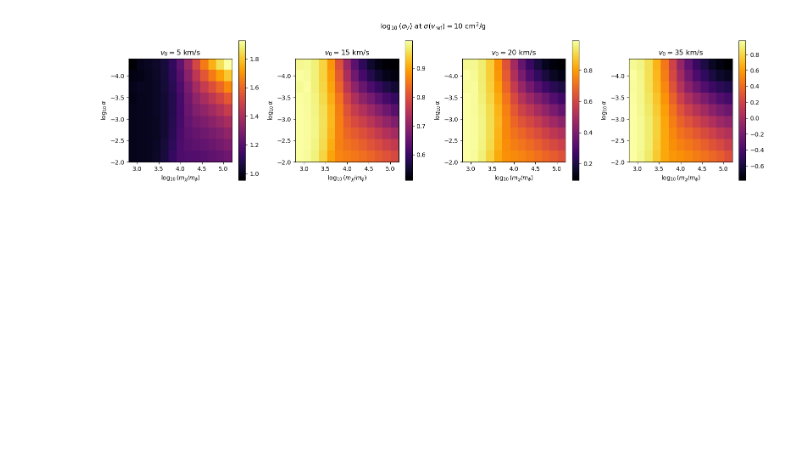
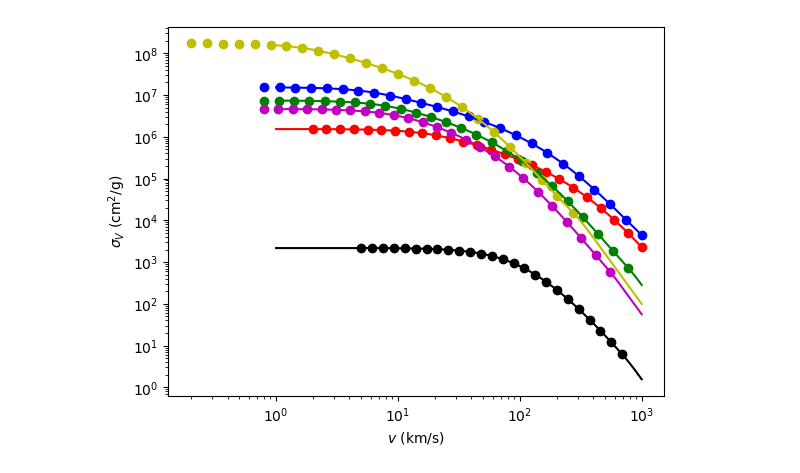
Before and after one commit to dangilman/pykawa, a Jupyter notebook: notebooks/repulsive_yukawa_tabulated.ipynb, the cells around one changed output. Drawn from its saved outputs; the diff is of its cells as text; code cells hidden in the pictures; blank space fills up the shorter version.

Commit message:
fix repulsive notebook

```diff
--- a/notebooks/repulsive_yukawa_tabulated.ipynb
+++ b/notebooks/repulsive_yukawa_tabulated.ipynb
@@ -8,33 +66,22 @@ repulsive_outputs = make_cross_section_interpolator('REPULSIVE_YUKAWA')
-# %%
-v0_values = [5, 15, 20, 35]
-amp_at_vref = 10
-
-ncols = 4
-nrows = int(np.ceil(len(v0_values) / ncols))
-fig, axes = plt.subplots(nrows, ncols, figsize=(4 * ncols, 4 * nrows))
-axes = axes.flatten()
-
-for ax, v0 in zip(axes, v0_values):
-    sigma_ta = np.empty((len(log10alpha_values), len(log10_mass_ratio_values)))
-    for i, log10alpha in enumerate(log10alpha_values):
-        for j, log10_mr in enumerate(log10_mass_ratio_values):
-            sigma_ta[i, j] = cross_section_interpolator.thermal_average(
-                v0, amp_at_vref, log10alpha, log10_mr, use_interp=False)
-
-    extent = [log10_mass_ratio_values[0], log10_mass_ratio_values[-1],
-              log10alpha_values[0], log10alpha_values[-1]]
-    aspect = abs((log10_mass_ratio_values[-1] - log10_mass_ratio_values[0]) /
-             (log10alpha_values[-1] - log10alpha_values[0]))
-    im = ax.imshow(np.log10(sigma_ta),
-                   origin='lower', cmap='inferno',
-                   extent=extent, aspect=aspect)
-    plt.colorbar(im, ax=ax)
-    ax.set_title(r'$v_0 = %d$ km/s' % v0)
-    ax.set_xlabel(r'$\log_{10}(m_\chi/m_\phi)$')
-    ax.set_ylabel(r'$\log_{10}\alpha$')
-
-plt.suptitle(r'$\log_{10}\langle\sigma_V\rangle$ at $\sigma(v_{\rm ref}) = %d$ cm$^2$/g' % amp_at_vref)
-plt.tight_layout()
-plt.show()
-# %% [output]
-[figure, removed]
+# %%
+log10_mass_ratio_plot = [3.6, 4.0, 4.4, 4.4, 4.4, 5.0]
+log10_alpha_plot = [-4.1, -2.6, -2.6, -3.2, -3.5, -3.5]
+v_extended = np.logspace(0, 3, 100)
+cols = ['k', 'r', 'b', 'g', 'm', 'y']
+for i, (log10_mass_ratio, log10_alpha) in enumerate(zip(log10_mass_ratio_plot, log10_alpha_plot)):
+    v_grid, phases = get_phases(log10_mass_ratio, log10_alpha, 'REPULSIVE_YUKAWA')
+    cross = CrossSection.from_phase_shifts(
+        v_grid, phases, 'VISCOSITY', log10_alpha, log10_mass_ratio
+    )
+    v_lin = 10 ** v_grid
+    sigma_exact = cross(v_lin, None)
+
+    plt.scatter(v_lin, sigma_exact, color=cols[i])
+    plt.loglog(v_extended, cross_section_interpolator(v_extended, None, log10_alpha, log10_mass_ratio),
+              color=cols[i])
+
+plt.xlabel(r'$v$ (km/s)')
+plt.ylabel(r'$\sigma_V$ (cm$^2$/g)')
+plt.show()
+# %% [output]
+[figure, added]
```
Also changed, not shown: parts of 4 cells of this notebook.
